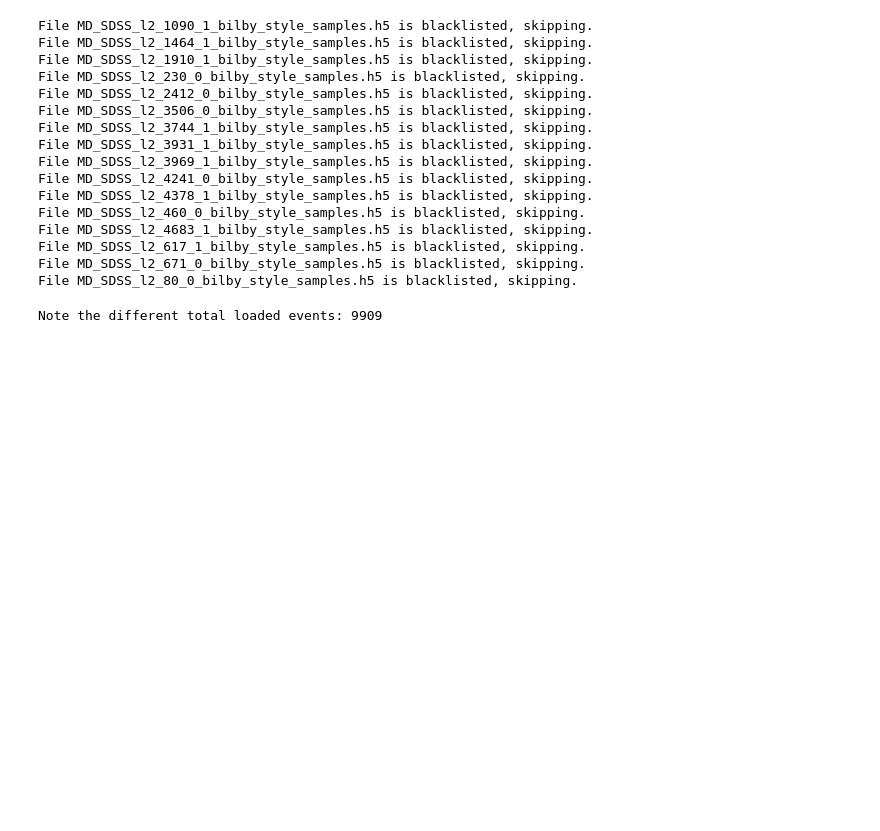
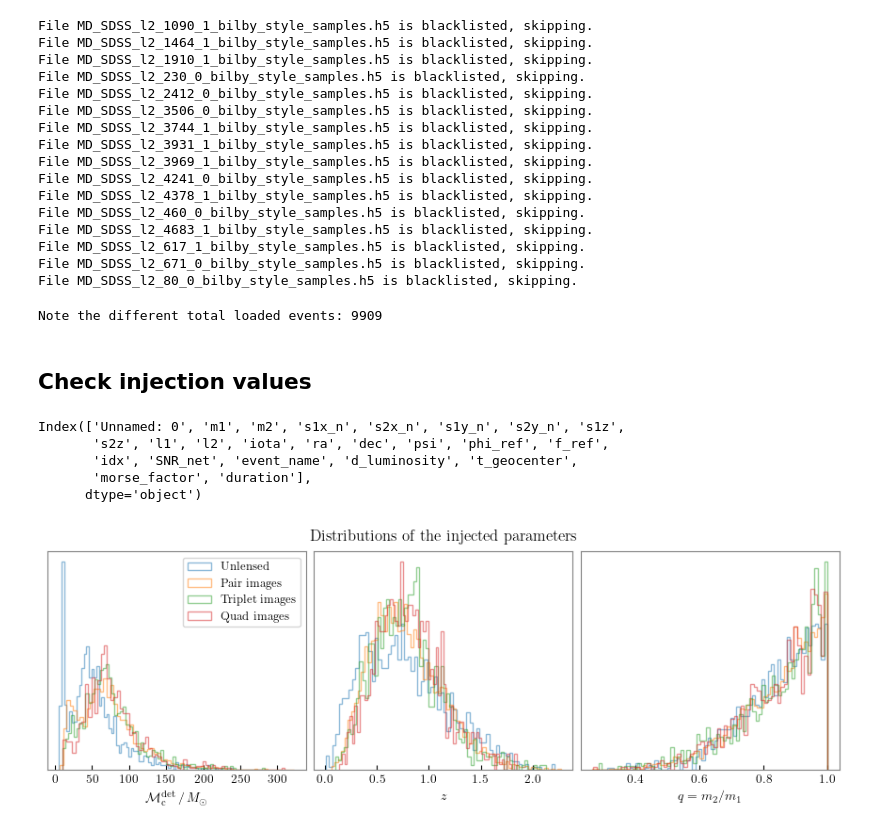
Before and after one commit to gravityhub-org/SURIP2026, a Jupyter notebook: data_processing/interacting_with_cogwheel_samples.ipynb, the cells around one changed output. Saved outputs shown, nothing was run; the diff lists cells and outputs as text; code cells hidden in the pictures; blank space fills up the shorter version.

Commit message:
Add injection parameters plot

```diff
--- a/data_processing/interacting_with_cogwheel_samples.ipynb
+++ b/data_processing/interacting_with_cogwheel_samples.ipynb
@@ -170,3 +171,18 @@ File MD_SDSS_l2_617_1_bilby_style_samples.h5 is blacklisted, skipping.
 File MD_SDSS_l2_671_0_bilby_style_samples.h5 is blacklisted, skipping.
 File MD_SDSS_l2_80_0_bilby_style_samples.h5 is blacklisted, skipping.
 Note the different total loaded events: 9909
+# %% [markdown]
+## Check injection values
+# %%
+from astropy.cosmology import wCDM
+h, om, ol, w0 = 0.674, 0.315, 0.685, -1
+w1, w2 = 0, 0
+Planck18 = wCDM(H0=h*100, Om0=om, Ode0=ol, w0=w0)
+
+# Pre-compute and interpolate dL-z relation for faster conversion
+from astropy.cosmology import z_at_value
+import astropy.units as u
+from scipy.interpolate import interp1d
+dLs = np.geomspace(0.5, 4e5, 10000)
+zs = z_at_value(Planck18.luminosity_distance, dLs * u.Mpc).value
+dL2z = interp1d(dLs, zs, bounds_error=True)
@@ -172,0 +222,41 @@ Note the different total loaded events: 9909
+# %%
+inj_pair_0_df.keys()
+# %% [output]
+Index(['Unnamed: 0', 'm1', 'm2', 's1x_n', 's2x_n', 's1y_n', 's2y_n', 's1z',
+       's2z', 'l1', 'l2', 'iota', 'ra', 'dec', 'psi', 'phi_ref', 'f_ref',
+       'idx', 'SNR_net', 'event_name', 'd_luminosity', 't_geocenter',
+       'morse_factor', 'duration'],
+      dtype='object')
+# %%
+hist_kwargs = {"bins": 70, "density": True, "alpha": 0.5, "histtype": "step"}
+fig, axes = plt.subplots(1, 3, figsize=(8.5, 3), constrained_layout=True)
+ax = axes[0]
+param = 'chirp_mass'
+ax.hist(inj_unlensed_df[param], **hist_kwargs, label='Unlensed')
+ax.hist(inj_pair_0_df[param], **hist_kwargs, label='Pair images')
+ax.hist(inj_triplet_0_df[param], **hist_kwargs, label='Triplet images')
+ax.hist(inj_quad_0_df[param], **hist_kwargs, label='Quad images')
+ax.set_xlabel(r"${\cal M}_{\rm c}^{\rm det}\,/\,M_\odot$")
+ax.legend()
+ax = axes[2]
+param = 'mass_ratio'
+ax.hist(inj_unlensed_df[param], **hist_kwargs)
+ax.hist(inj_pair_0_df[param], **hist_kwargs)
+ax.hist(inj_triplet_0_df[param], **hist_kwargs)
+ax.hist(inj_quad_0_df[param], **hist_kwargs)
+ax.set_xlabel(r"$q = m_2 / m_1$")
+ax = axes[1]
+param = "redshift"
+ax.hist(inj_unlensed_df[param], **hist_kwargs)
+ax.hist(inj_pair_0_df[param], **hist_kwargs)
+ax.hist(inj_triplet_0_df[param], **hist_kwargs)
+ax.hist(inj_quad_0_df[param], **hist_kwargs)
+ax.set_xlabel(r"$z$")
+
+for ax in axes:
+    ax.set_yticks([])
+
+fig.suptitle("Distributions of the injected parameters")
+fig.savefig(fig_dir / "injected_parameter_distributions.png")
+# %% [output]
+[figure, added]
```
Also changed, not shown: parts of 2 cells of this notebook.
